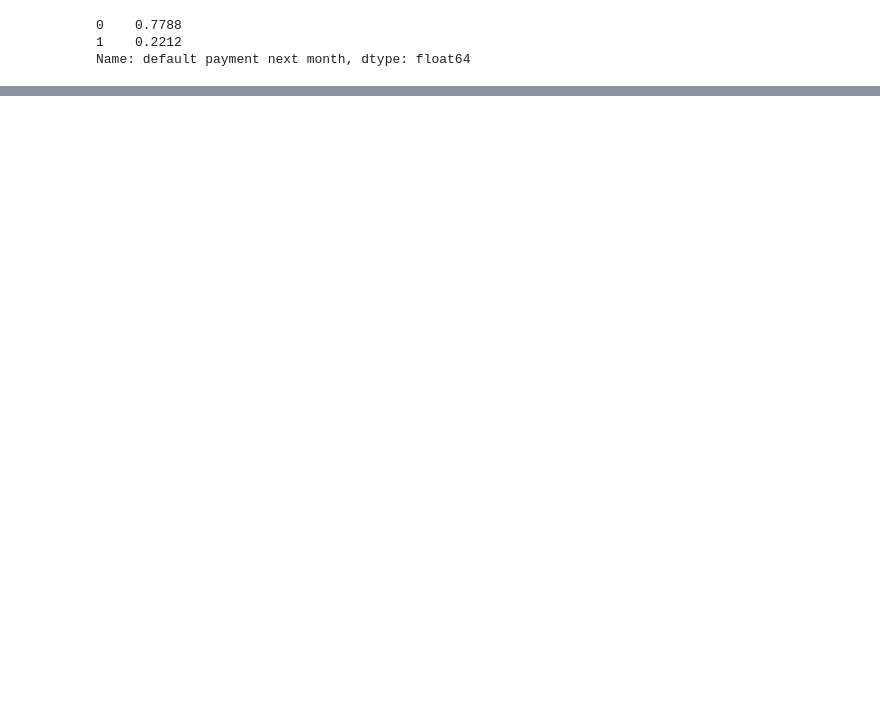
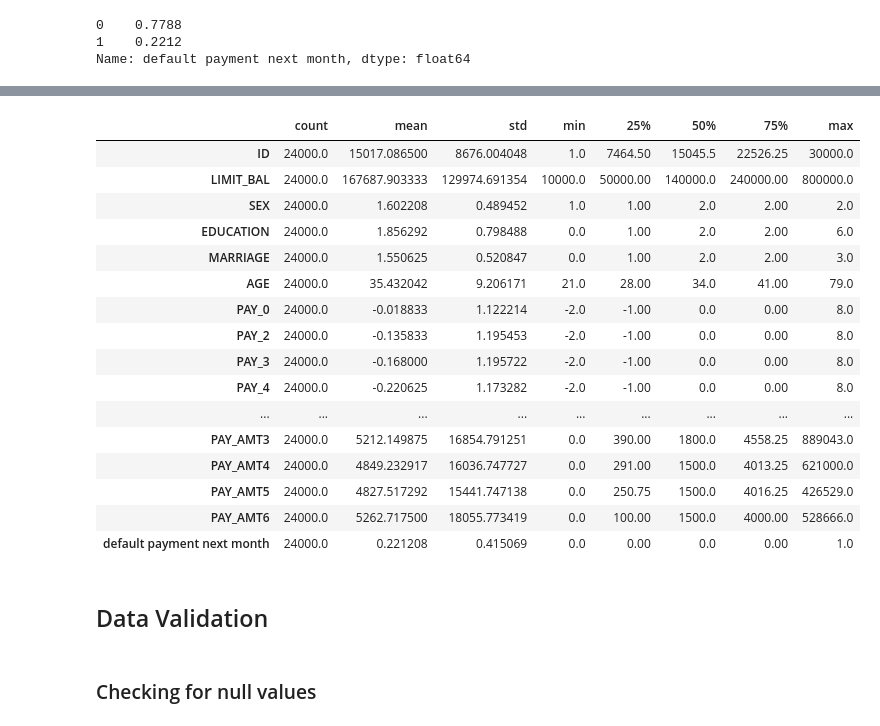
Before and after one commit to aparnatejaswini/Credit_Card_Defaulter_Prediction, a Jupyter notebook: EDA.ipynb, the cells around one changed output, grey strips where cells are left out. Drawn from its saved outputs; the diff is of its cells as text; code cells hidden in the pictures; blank space fills up the shorter version.

```diff
--- a/EDA.ipynb
+++ b/EDA.ipynb
@@ -3,2 +9,7 @@ import pandas as pd
 # %%
-file_name = r"./credit_defaulter_prediction/arifact/data_ingestion/20221122_000458/data/cc_defaulter_pred_data.xls"
+data_ingestion_dir = os.path.join(os.getcwd(), "artifact", "data_ingestion")
+time_stamp = os.listdir(data_ingestion_dir)[0]
+data_dir_name = os.path.join(data_ingestion_dir, time_stamp,"data")
+file_name = os.listdir(data_dir_name)[0]
+print("File name is ",file_name)
+file_path = os.path.join(data_dir_name, file_name)
@@ -22,0 +42,9 @@ Name: default payment next month, dtype: float64
+# %%
+ingested_data_dir = os.path.join(data_ingestion_dir, time_stamp,"ingested_data")
+train_file_path = os.path.join(ingested_data_dir, "train", "train.csv" )
+test_file_path = os.path.join(ingested_data_dir, "test", "test.csv")
+# %%
+train_df = pd.read_csv(train_file_path)
+test_df = pd.read_csv(test_file_path)
+# %%
+df_train = train_df.copy()
@@ -22,0 +100,24 @@ Name: default payment next month, dtype: float64
+# %%
+df_train.describe().T
+# %% [output]
+|  | count | mean | std | min | 25% | 50% | 75% | max |
+| ID | 24000.0 | 15017.086500 | 8676.004048 | 1.0 | 7464.50 | 15045.5 | 22526.25 | 30000.0 |
+| LIMIT_BAL | 24000.0 | 167687.903333 | 129974.691354 | 10000.0 | 50000.00 | 140000.0 | 240000.00 | 800000.0 |
+| SEX | 24000.0 | 1.602208 | 0.489452 | 1.0 | 1.00 | 2.0 | 2.00 | 2.0 |
+| EDUCATION | 24000.0 | 1.856292 | 0.798488 | 0.0 | 1.00 | 2.0 | 2.00 | 6.0 |
+| MARRIAGE | 24000.0 | 1.550625 | 0.520847 | 0.0 | 1.00 | 2.0 | 2.00 | 3.0 |
+| AGE | 24000.0 | 35.432042 | 9.206171 | 21.0 | 28.00 | 34.0 | 41.00 | 79.0 |
+| PAY_0 | 24000.0 | -0.018833 | 1.122214 | -2.0 | -1.00 | 0.0 | 0.00 | 8.0 |
+| PAY_2 | 24000.0 | -0.135833 | 1.195453 | -2.0 | -1.00 | 0.0 | 0.00 | 8.0 |
+| PAY_3 | 24000.0 | -0.168000 | 1.195722 | -2.0 | -1.00 | 0.0 | 0.00 | 8.0 |
+| PAY_4 | 24000.0 | -0.220625 | 1.173282 | -2.0 | -1.00 | 0.0 | 0.00 | 8.0 |
+| ... | ... | ... | ... | ... | ... | ... | ... | ... |
+| PAY_AMT3 | 24000.0 | 5212.149875 | 16854.791251 | 0.0 | 390.00 | 1800.0 | 4558.25 | 889043.0 |
+| PAY_AMT4 | 24000.0 | 4849.232917 | 16036.747727 | 0.0 | 291.00 | 1500.0 | 4013.25 | 621000.0 |
+| PAY_AMT5 | 24000.0 | 4827.517292 | 15441.747138 | 0.0 | 250.75 | 1500.0 | 4016.25 | 426529.0 |
+| PAY_AMT6 | 24000.0 | 5262.717500 | 18055.773419 | 0.0 | 100.00 | 1500.0 | 4000.00 | 528666.0 |
+| default payment next month | 24000.0 | 0.221208 | 0.415069 | 0.0 | 0.00 | 0.0 | 0.00 | 1.0 |
+# %% [markdown]
+## Data Validation
+# %% [markdown]
+###  Checking for null values
```
Also changed, not shown: parts of 38 cells of this notebook, 12 other files.
